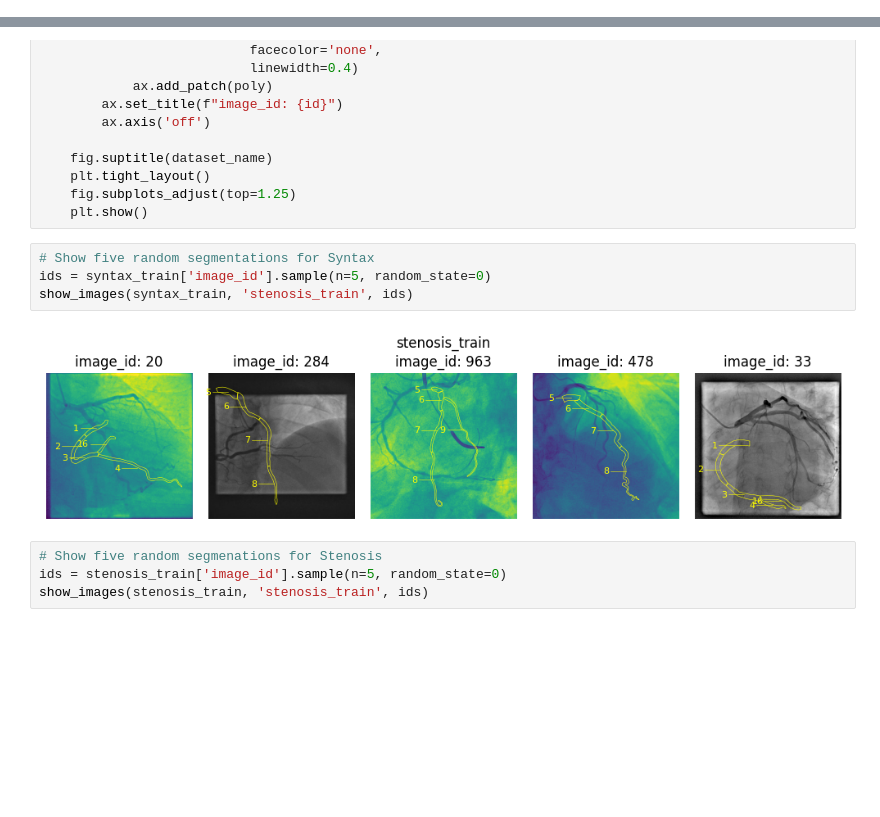
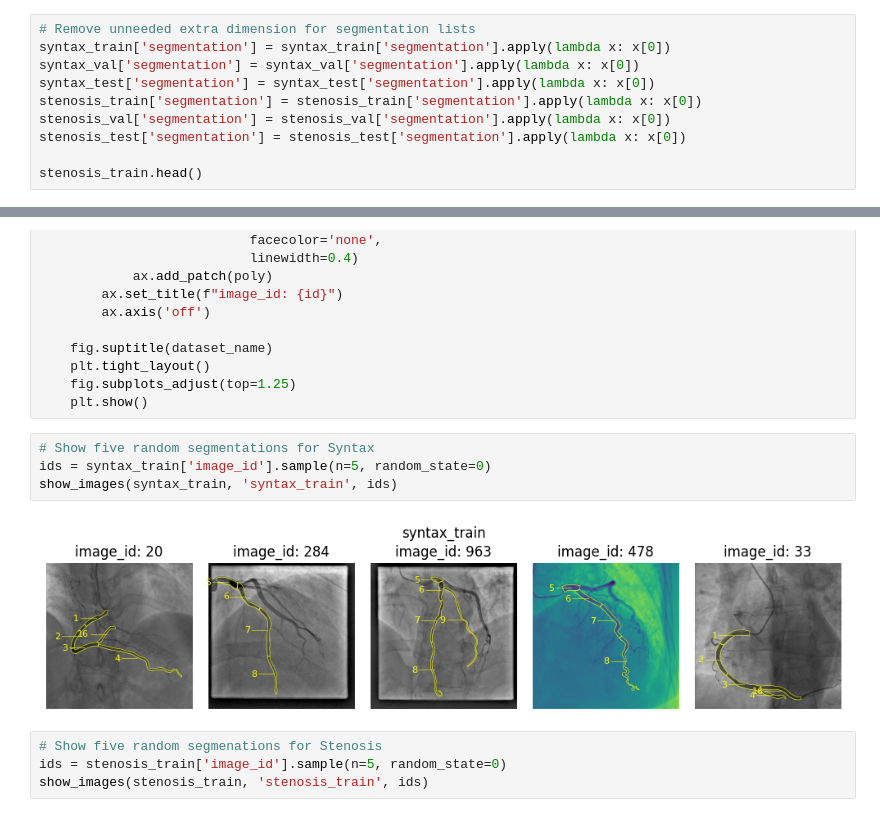
Before and after one commit to davidsolow/angiographer, a Jupyter notebook: eda.ipynb, the cells around one changed output, grey strips where cells are left out. Drawn from its saved outputs; the diff is of its cells as text; blank space fills up the shorter version.

```diff
--- a/eda.ipynb
+++ b/eda.ipynb
@@ -125,3 +139,13 @@ stenosis_train.head()
 | 2 | 960 | [[102.0, 172.25, 109.31, 179.25, ... | stenosis |
 | 3 | 960 | [[87.69, 192.62, 96.69, 198.75, 9... | stenosis |
 | 4 | 99 | [[326.0, 232.62, 330.25, 231.38, ... | stenosis |
+# %%
+# Remove unneeded extra dimension for segmentation lists
+syntax_train['segmentation'] = syntax_train['segmentation'].apply(lambda x: x[0])
+syntax_val['segmentation'] = syntax_val['segmentation'].apply(lambda x: x[0])
+syntax_test['segmentation'] = syntax_test['segmentation'].apply(lambda x: x[0])
+stenosis_train['segmentation'] = stenosis_train['segmentation'].apply(lambda x: x[0])
+stenosis_val['segmentation'] = stenosis_val['segmentation'].apply(lambda x: x[0])
+stenosis_test['segmentation'] = stenosis_test['segmentation'].apply(lambda x: x[0])
+
+stenosis_train.head()
@@ -203,9 +234,9 @@ def show_images(dataset, dataset_name, ids, ncols=5):
 # %%
 # Show five random segmentations for Syntax
 ids = syntax_train['image_id'].sample(n=5, random_state=0)
-show_images(syntax_train, 'stenosis_train', ids)
+show_images(syntax_train, 'syntax_train', ids)
 # %% [output]
-[figure, old version]
+[figure, new version]
 # %%
 # Show five random segmenations for Stenosis
 ids = stenosis_train['image_id'].sample(n=5, random_state=0)
```
Also changed, not shown: parts of 11 cells of this notebook.
